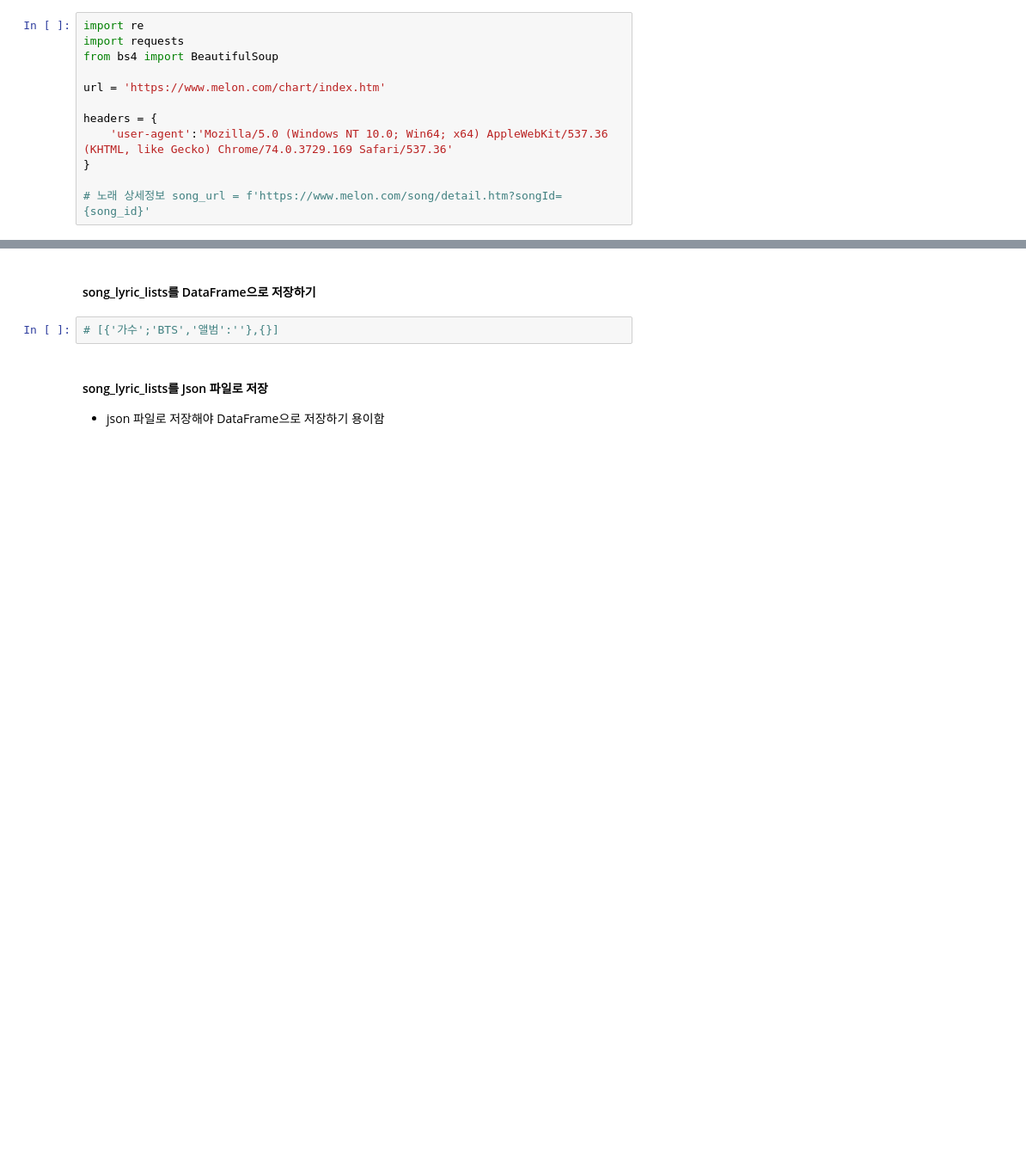
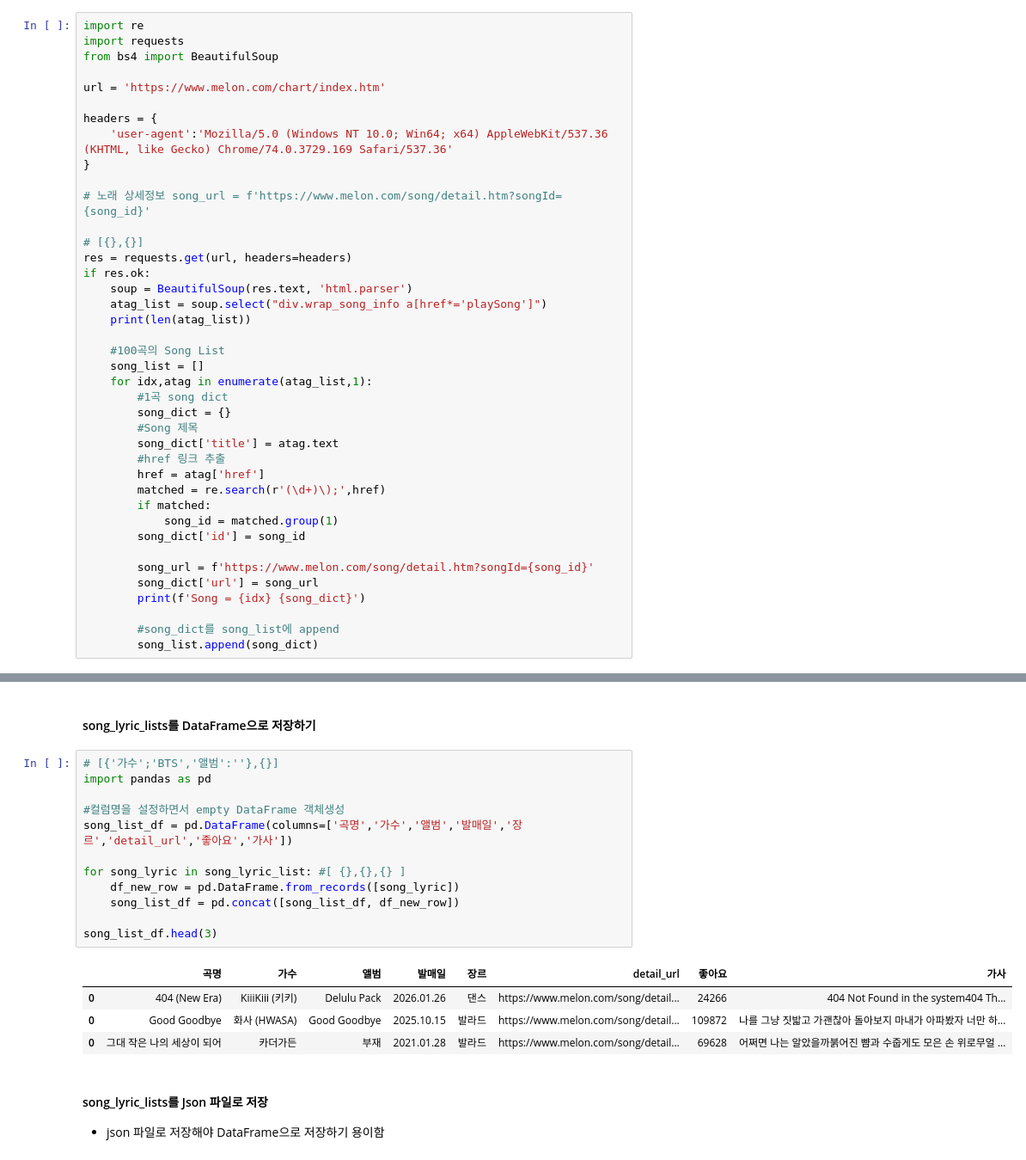
Before and after one commit to haseokyung6/Python_Webscraping_Analysis, a Jupyter notebook: 04.Melon100차트_데이터파싱_DB저장.ipynb, the cells around one changed output, grey strips where cells are left out. Shown at 86% size. Drawn from its saved outputs; the diff is of its cells as text; blank space fills up the shorter version.

```diff
--- a/04.Melon100차트_데이터파싱_DB저장.ipynb
+++ b/04.Melon100차트_데이터파싱_DB저장.ipynb
@@ -34,3 +36,31 @@ headers = {
 }
 
 # 노래 상세정보 song_url = f'https://www.melon.com/song/detail.htm?songId={song_id}'
+
+# [{},{}]
+res = requests.get(url, headers=headers)
+if res.ok:
+    soup = BeautifulSoup(res.text, 'html.parser')
+    atag_list = soup.select("div.wrap_song_info a[href*='playSong']")
+    print(len(atag_list))
+
+    #100곡의 Song List
+    song_list = []
+    for idx,atag in enumerate(atag_list,1):
+        #1곡 song dict
+        song_dict = {}
+        #Song 제목
+        song_dict['title'] = atag.text
+        #href 링크 추출
+        href = atag['href']
+        matched = re.search(r'(\d+)\);',href)
+        if matched:
+            song_id = matched.group(1)
+        song_dict['id'] = song_id
+
+        song_url = f'https://www.melon.com/song/detail.htm?songId={song_id}'
+        song_dict['url'] = song_url
+        print(f'Song = {idx} {song_dict}')
+
+        #song_dict를 song_list에 append
+        song_list.append(song_dict)
@@ -49,7 +182,22 @@ headers = {
 # %% [markdown]
 #### song_lyric_lists를 DataFrame으로 저장하기
-# %%
-# [{'가수';'BTS','앨범':''},{}]
+# %%
+# [{'가수';'BTS','앨범':''},{}]
+import pandas as pd
+
+#컬럼명을 설정하면서 empty DataFrame 객체생성
+song_list_df = pd.DataFrame(columns=['곡명','가수','앨범','발매일','장르','detail_url','좋아요','가사'])
+
+for song_lyric in song_lyric_list: #[ {},{},{} ]
+    df_new_row = pd.DataFrame.from_records([song_lyric])
+    song_list_df = pd.concat([song_list_df, df_new_row])
+
+song_list_df.head(3)
+# %% [output]
+|  | 곡명 | 가수 | 앨범 | 발매일 | 장르 | detail_url | 좋아요 | 가사 |
+| 0 | 404 (New Era) | KiiiKiii (키키) | Delulu Pack | 2026.01.26 | 댄스 | https://www.melon.com/song/detail... | 24266 | 404 Not Found in the system404 Th... |
+| 0 | Good Goodbye | 화사 (HWASA) | Good Goodbye | 2025.10.15 | 발라드 | https://www.melon.com/song/detail... | 109872 | 나를 그냥 짓밟고 가괜찮아 돌아보지 마내가 아파봤자 너만 하... |
+| 0 | 그대 작은 나의 세상이 되어 | 카더가든 | 부재 | 2021.01.28 | 발라드 | https://www.melon.com/song/detail... | 69628 | 어쩌면 나는 알았을까붉어진 뺨과 수줍게도 모은 손 위로무얼 ... |
 # %% [markdown]
 #### song_lyric_lists를 Json 파일로 저장
 * json 파일로 저장해야 DataFrame으로 저장하기 용이함
```
Also changed, not shown: parts of 25 cells of this notebook, 1 other file.
